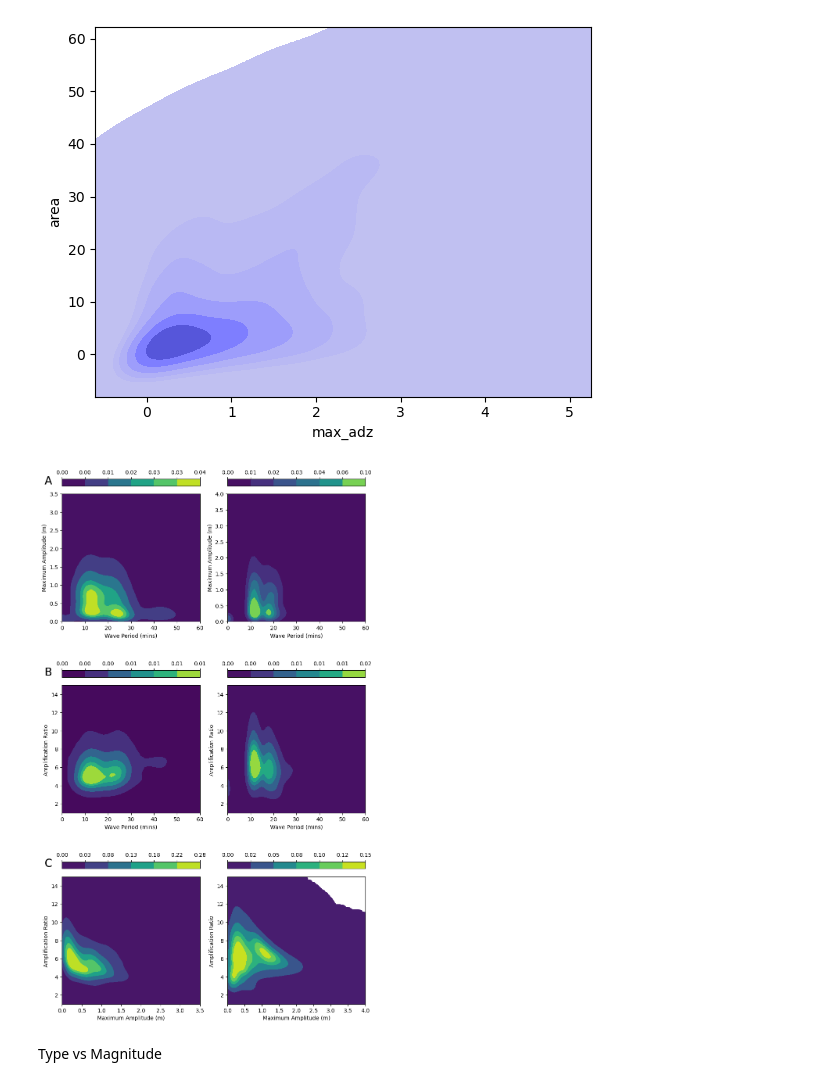
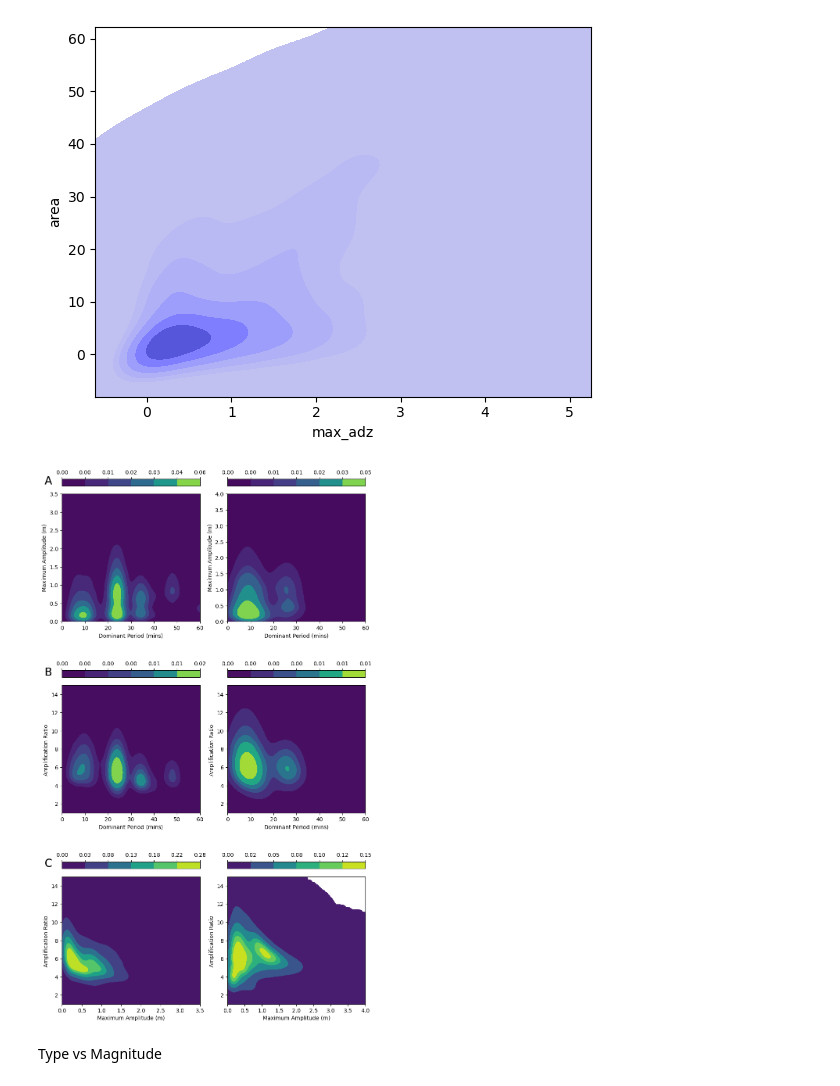
Before and after one commit to naveenragur/ML4SicilyTsunami, a Jupyter notebook: scripts/PaperIIPlots/plotFig_INGVdata.ipynb, the cells around one changed output. Cells and saved outputs as stored; diff of their text form; code cells hidden in the pictures.

```diff
--- a/scripts/PaperIIPlots/plotFig_INGVdata.ipynb
+++ b/scripts/PaperIIPlots/plotFig_INGVdata.ipynb
@@ -10,8 +10,10 @@ import seaborn as sns
 # Load common data from your selected stations
 max_amp_file = '/mnt/beegfs/nragu/tsunami/ML4SicilyTsunami/data/info/grid0_allpts87_alleve53550.offshore.txt'
 waveperiod_file = '/mnt/beegfs/nragu/tsunami/ML4SicilyTsunami/data/info/grid0_allpts87_alleveWP53550.offshore.txt'
+dominant_period_file = '/mnt/beegfs/nragu/tsunami/ML4SicilyTsunami/data/info/grid0_allpts87_alleveDP53550.offshore.txt'
 df_amp = pd.read_csv(max_amp_file, sep='\t')
 df_wp = pd.read_csv(waveperiod_file, sep='\t')
+df_dp = pd.read_csv(dominant_period_file, sep='\t')
 id = df_amp.iloc[:, 0]
 
 #CT-df
@@ -19,6 +21,7 @@ st = 38 #38/41 for CT and 54 for SR
 # Extract the data for the selected station
 max_amp = df_amp.iloc[:, st]
 waveperiod = df_wp.iloc[:, st]
+dominantperiod = df_dp.iloc[:, st]
 
 max_ht_file = '/mnt/beegfs/nragu/tsunami/ML4SicilyTsunami/data/info/CHeight_CT_alleve53550.onshore.txt'
 df_ht = pd.read_csv(max_ht_file, sep='\t')
@@ -31,6 +34,7 @@ max_adz = df_ht[['dzmax', 'dzmin']].abs().max(axis=1)
 df = pd.DataFrame({'id': id,
                 'max_amp': max_amp,
                 'waveperiod': waveperiod,
+                'dominantperiod': dominantperiod,
                 'max_ht': max_ht,
                 'max_adz': max_adz,
                 'max_depth': max_depth})
@@ -49,6 +53,7 @@ st = 54
 # Extract the data for the selected station
 max_amp = df_amp.iloc[:, st]
 waveperiod = df_wp.iloc[:, st]
+dominantperiod = df_dp.iloc[:, st]
 max_ht_file = '/mnt/beegfs/nragu/tsunami/ML4SicilyTsunami/data/info/CHeight_SR_alleve53550.onshore.txt'
 df2_ht = pd.read_csv(max_ht_file, sep='\t')
 max_ht = df2_ht['hmax']
@@ -60,6 +65,7 @@ max_adz = df2_ht[['dzmax', 'dzmin']].abs().max(axis=1)#abs max of dzmin or dzmax
 df2 = pd.DataFrame({'id': id,
                     'max_amp': max_amp,
                     'waveperiod': waveperiod,
+                    'dominantperiod': dominantperiod,
                     'max_ht': max_ht,
                     'max_adz': max_adz,
                     'max_depth': max_depth})
@@ -88,6 +94,60 @@ plt.show()
 # %% [output]
 [figure]
 [figure]
+# %%
+num_bins = 7
+
+#combine both into one layout parallel to each other
+fig, ax = plt.subplots(3,2, figsize=(10, 18))
+
+sns.kdeplot(ax=ax[0,0], data=df, x='dominantperiod', y='max_amp', fill=True, thresh=0, cmap='viridis', cbar=True, levels=num_bins,cbar_kws = dict(format = '%.2f',use_gridspec=False,location="top"))
+sns.kdeplot(ax=ax[1,0], data=df, x='dominantperiod', y='amp_ratio', fill=True, thresh=0, cmap='viridis', cbar=True, levels=num_bins,cbar_kws = dict(format = '%.2f',use_gridspec=False,location="top"))
+sns.kdeplot(ax=ax[2,0], data=df, x='max_amp', y='amp_ratio', fill=True, thresh=0, cmap='viridis', cbar=True, levels=num_bins,cbar_kws = dict(format = '%.2f',use_gridspec=False,location="top"))
+
+sns.kdeplot(ax=ax[0,1], data=df2, x='dominantperiod', y='max_amp', fill=True, thresh=0, cmap='viridis', cbar=True, levels=num_bins,cbar_kws = dict(format = '%.2f',use_gridspec=False,location="top"))
+sns.kdeplot(ax=ax[1,1], data=df2, x='dominantperiod', y='amp_ratio', fill=True, thresh=0, cmap='viridis', cbar=True, levels=num_bins,cbar_kws = dict(format = '%.2f',use_gridspec=False,location="top"))
+sns.kdeplot(ax=ax[2,1], data=df2, x='max_amp', y='amp_ratio', fill=True, thresh=0, cmap='viridis', cbar=True, levels=num_bins,cbar_kws = dict(format = '%.2f',use_gridspec=False,location="top"))
+
+ax[0,0].set_xlim(0, 60)
+ax[0,0].set_ylim(0, 3.5)
+ax[0,0].set_xlabel('Dominant Period (mins)')
+ax[0,0].set_ylabel('Maximum Amplitude (m)')
+ax[0,0].text(-0.1,1.1,'A',horizontalalignment='center',verticalalignment='center',transform=ax[0,0].transAxes,fontsize=20)
+
+ax[0,1].set_xlim(0, 60)
+ax[0,1].set_ylim(0, 4)
+ax[0,1].set_xlabel('Dominant Period (mins)')
+ax[0,1].set_ylabel('Maximum Amplitude (m)')
+ax[0,1].text(-0.1,1.1,'A',horizontalalignment='center',verticalalignment='center',transform=ax[0,0].transAxes,fontsize=20)
+
+ax[1,0].set_xlim(0, 60)
+ax[1,0].set_ylim(1, 15)
+ax[1,0].set_xlabel('Dominant Period (mins)')
+ax[1,0].set_ylabel('Amplification Ratio ')
+ax[1,0].text(-0.1,1.1,'B',horizontalalignment='center',verticalalignment='center',transform=ax[1,0].transAxes,fontsize=20)
+
+ax[1,1].set_xlim(0, 60)
+ax[1,1].set_ylim(1, 15)
+ax[1,1].set_xlabel('Dominant Period (mins)')
+ax[1,1].set_ylabel('Amplification Ratio ')
+ax[1,1].text(-0.1,1.1,'B',horizontalalignment='center',verticalalignment='center',transform=ax[1,0].transAxes,fontsize=20)
+
+ax[2,0].set_xlim(0, 3.5)
+ax[2,0].set_ylim(1, 15)
+ax[2,0].set_xlabel('Maximum Amplitude (m)')
+ax[2,0].set_ylabel('Amplification Ratio ')
+ax[2,0].text(-0.1,1.1,'C',horizontalalignment='center',verticalalignment='center',transform=ax[2,0].transAxes,fontsize=20)
+
+ax[2,1].set_xlim(0, 4)
+ax[2,1].set_ylim(1, 15)
+ax[2,1].set_xlabel('Maximum Amplitude (m)')
+ax[2,1].set_ylabel('Amplification Ratio ')
+ax[2,1].text(-0.1,1.1,'C',horizontalalignment='center',verticalalignment='center',transform=ax[2,0].transAxes,fontsize=20)
+
+plt.savefig('./plots/distributionDP.png', dpi=600, bbox_inches='tight')
+plt.show()
+# %% [output]
+[figure, added]
 # %%
 num_bins = 7
 
@@ -138,10 +198,8 @@ ax[2,1].set_xlabel('Maximum Amplitude (m)')
 ax[2,1].set_ylabel('Amplification Ratio ')
 ax[2,1].text(-0.1,1.1,'C',horizontalalignment='center',verticalalignment='center',transform=ax[2,0].transAxes,fontsize=20)
 
-plt.savefig('./plots/distribution.png', dpi=600, bbox_inches='tight')
+plt.savefig('./plots/distributionWP.png', dpi=600, bbox_inches='tight')
 plt.show()
-# %% [output]
-[figure, removed]
 # %% [markdown]
 Type vs Magnitude
 # %%
```
Also changed, not shown: 22 other files.
